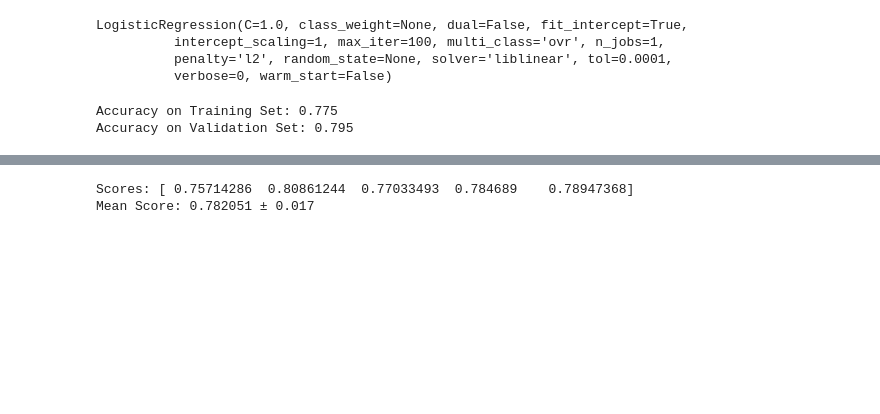
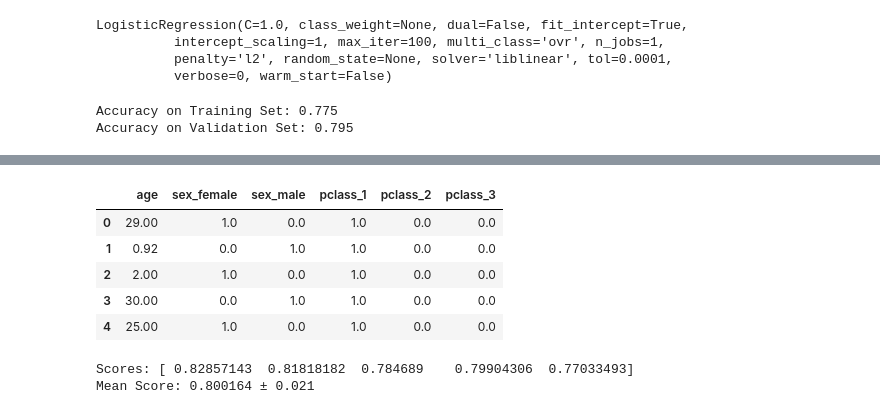
Before and after one commit to enakai00/jupyter_ml4se_commentary, a Jupyter notebook: Solutions/Titanic Example.ipynb, the cells around one changed output, grey strips where cells are left out. Drawn from its saved outputs; the diff is of its cells as text; code cells hidden in the pictures; blank space fills up the shorter version.

```diff
--- a/Solutions/Titanic Example.ipynb
+++ b/Solutions/Titanic Example.ipynb
@@ -190,0 +246,5 @@ Mean Score: 0.779184 ± 0.014
+# %%
+tmp = data[['age', 'sex', 'pclass', 'survived']].dropna()
+X_ = tmp[['age', 'sex', 'pclass']]
+y = tmp['survived']
+X_.head()
@@ -191,11 +258,23 @@ Mean Score: 0.779184 ± 0.014
+# %%
+X = pd.get_dummies(X_)
+X.head()
+# %% [output]
+|  | age | sex_female | sex_male | pclass_1 | pclass_2 | pclass_3 |
+| 0 | 29.00 | 1.0 | 0.0 | 1.0 | 0.0 | 0.0 |
+| 1 | 0.92 | 0.0 | 1.0 | 1.0 | 0.0 | 0.0 |
+| 2 | 2.00 | 1.0 | 0.0 | 1.0 | 0.0 | 0.0 |
+| 3 | 30.00 | 0.0 | 1.0 | 1.0 | 0.0 | 0.0 |
+| 4 | 25.00 | 1.0 | 0.0 | 1.0 | 0.0 | 0.0 |
 # %%
-clf = DecisionTreeClassifier(criterion='entropy', max_depth=2, min_samples_leaf=2)
-scores = cross_val(clf, X, y, 5)
+clf = DecisionTreeClassifier(criterion='entropy', max_depth=3, min_samples_leaf=2)
+cv = KFold(5, shuffle=True, random_state=0).split(X)
+scores = cross_val_score(clf, X, y, cv=cv)
+
 print 'Scores:', scores
 print 'Mean Score: %f ± %.3f' % (scores.mean(), scores.std())
 # %% [output]
-Scores: [ 0.75714286  0.80861244  0.77033493  0.784689    0.78947368]
-Mean Score: 0.782051 ± 0.017
+Scores: [ 0.82857143  0.81818182  0.784689    0.79904306  0.77033493]
+Mean Score: 0.800164 ± 0.021
 # %%
 clf.fit(X, y)
 export_graphviz(clf, out_file='tree.dot',
```
Also changed, not shown: parts of 18 cells of this notebook.
